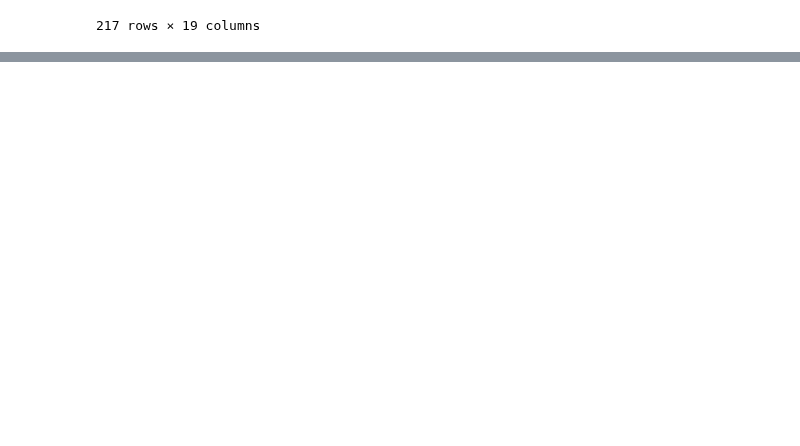
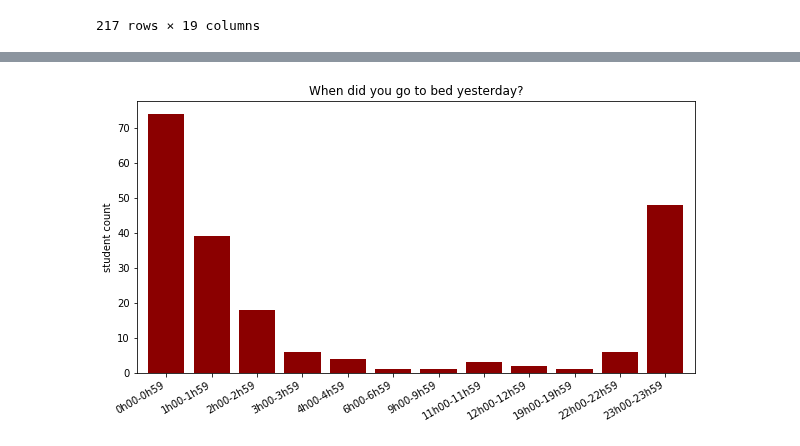
Before and after one commit to FionaLippert/DataMining, a Jupyter notebook: data_plotting.ipynb, the cells around one changed output, grey strips where cells are left out. Drawn from its saved outputs; the diff is of its cells as text; code cells hidden in the pictures; blank space fills up the shorter version.

```diff
--- a/data_plotting.ipynb
+++ b/data_plotting.ipynb
@@ -51,0 +59,10 @@ plt.show()
+# %%
+plt.figure(figsize=(10,5))
+hours = db.h_bed[db.h_bed != missing_data].astype('float')
+hist_hours = hours.value_counts().sort_index()
+ax = hist_hours.plot(kind='bar', width=0.8, color='darkred', title='When did you go to bed yesterday?')
+ax.set_ylabel('student count')
+ax.set_xticklabels(['0h00-0h59','1h00-1h59','2h00-2h59','3h00-3h59','4h00-4h59','6h00-6h59','9h00-9h59','11h00-11h59','12h00-12h59','19h00-19h59','22h00-22h59','23h00-23h59'], rotation=30, ha='right')
+plt.show()
+# %% [output]
+[figure, added]
```
Also changed, not shown: parts of 3 cells of this notebook.
